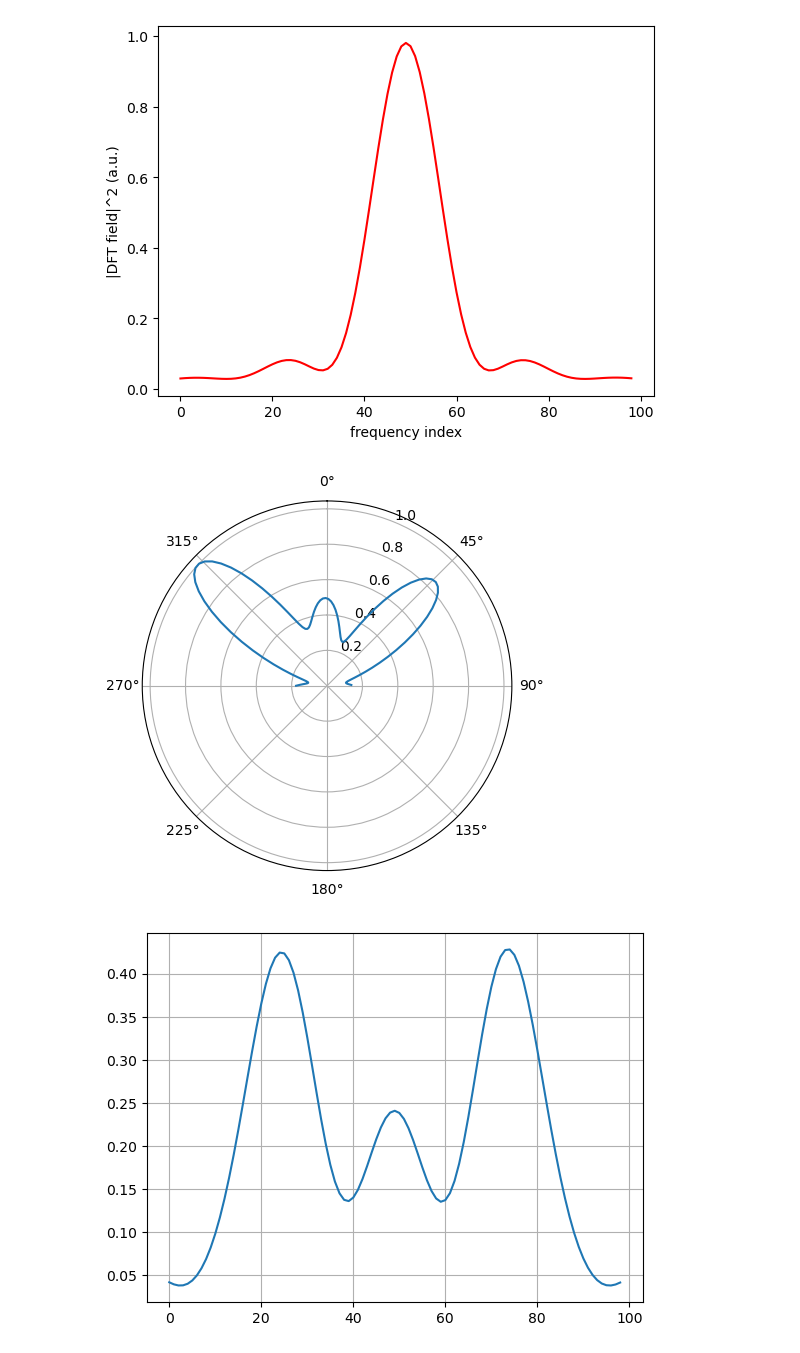
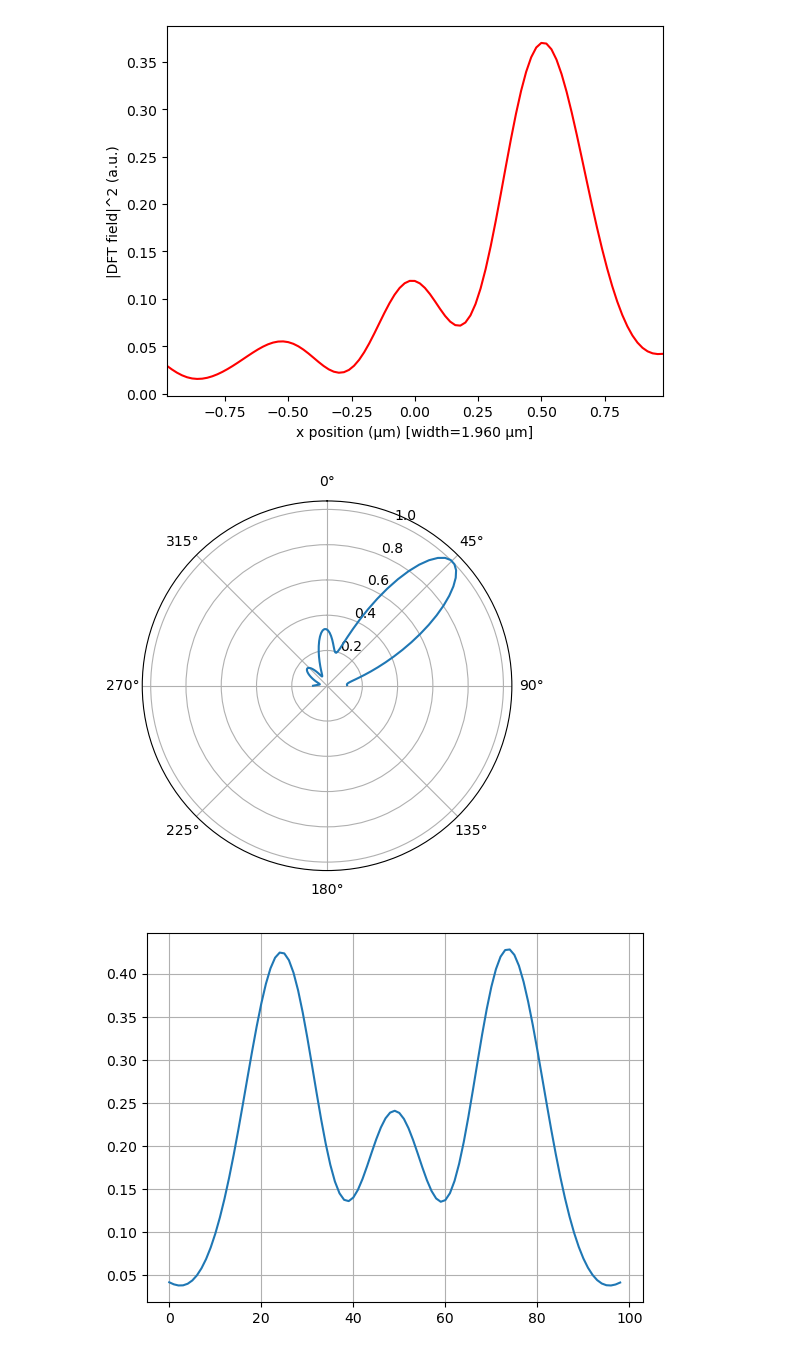
Before and after one commit to M2nion/EIDL, a Jupyter notebook: Tool/Meep/LGD/LGD Project/Mode decomposition/Kyungmin/Reciprocity/OLED_Modedecom_45_ref.ipynb, the cells around one changed output. Drawn from its saved outputs; the diff is of its cells as text; code cells hidden in the pictures.

```diff
--- a/Tool/Meep/LGD/LGD Project/Mode decomposition/Kyungmin/Reciprocity/OLED_Modedecom_45_ref.ipynb
+++ b/Tool/Meep/LGD/LGD Project/Mode decomposition/Kyungmin/Reciprocity/OLED_Modedecom_45_ref.ipynb
@@ -54,8 +54,8 @@ Air = mp.Medium(index=1.0)
 
 # 디자인 변수 격자
 Nx = int(design_region_resolution * design_region_width) + 1
-Ny = int(design_region_resolution * design_region_height) + 1
-# Ny = 1
+# Ny = int(design_region_resolution * design_region_height) + 1
+Ny = 1
 
 
 # 위치 계산
@@ -222,7 +222,7 @@ monitor_position_J = mp.Vector3(0, center_y_monitor_position)
 monitor_size = mp.Vector3(width_sio2-2/resolution, 0)
 
 dft_monitor = []
-k = np.loadtxt("/home/min/EIDL/Tool/Meep/LGD/LGD Project/Mode decomposition/Kyungmin/Reciprocity/1_50/example.txt")
+k = np.loadtxt("/home/min/EIDL/Tool/Meep/LGD/LGD Project/Mode decomposition/Kyungmin/Reciprocity/ndipole1_resolution50_grating_loc0.5/example.txt")
 design_variables.update_weights(k)
 for i in range(num_sources):
     dft_monitor.append(sims[i].add_dft_fields([mp.Ez], fcen,0,1, center = monitor_position_J, size = monitor_size, yee_grid=True))
@@ -264,25 +264,21 @@ Warning: grid volume is not an integer number of pixels; cell size will be round
 Warning: grid volume is not an integer number of pixels; cell size will be rounded to nearest pixel.
 Warning: grid volume is not an integer number of pixels; cell size will be rounded to nearest pixel.
 # %%
+# 리스트 → 배열 변환(평균 계산을 위해)
+dft_array = np.array(dft_array)
+
 y = (np.abs(dft_array)**2).mean(axis=0)
 
-# freqs가 있으면 주파수/파장으로, 없으면 인덱스로
-# x = np.arange(monitor_size)
-xlabel = "frequency index"
-# if 'freqs' in globals():
-#     x = freqs
-#     xlabel = "frequency (1/μm)"
-#     # 파장으로 보고 싶으면 아래 두 줄 사용
-#     # x = 1.0 / freqs
-#     # xlabel = "wavelength (μm)"
+num_pts  = y.size
+x_coords = np.linspace(-monitor_size.x/2, monitor_size.x/2, num_pts)  # -W/2 ~ +W/2
 
-plt.plot(y, 'r-')
-plt.xlabel(xlabel)
+plt.plot(x_coords, y, 'r-')
+plt.xlabel(f"x position (μm) [width={monitor_size.x:.3f} μm]")
 plt.ylabel("|DFT field|^2 (a.u.)")
-# plt.ylim(0,1)
+plt.xlim(-monitor_size.x/2, monitor_size.x/2)
 plt.show()
 # %% [output]
-[figure, old version]
+[figure, new version]
 # %%
 # dft_array: 복소 1D 배열들의 리스트
 arr = np.stack(dft_array, axis=0)           # (M, N)
@@ -294,7 +290,6 @@ N = mean_I.size
 theta = np.linspace(-np.pi/2, np.pi/2, N, endpoint=False)
 # theta = np.linspace(-np.pi/2, np.pi/2, N)  # 대안
 
-import matplotlib.pyplot as plt
 fig = plt.figure()
 ax = fig.add_subplot(111, polar=True)
 ax.plot(theta, mean_I)
@@ -302,7 +297,7 @@ ax.set_theta_zero_location('N')  # 0°=위쪽
 ax.set_theta_direction(-1)       # 시계방향
 plt.show()
 # %% [output]
-[figure, old version]
+[figure, new version]
 # %%
 arr = np.stack(dft_array, axis=0)        # (M, N)
 
```
Also changed, not shown: parts of 1 cell of this notebook, 5 other files.
